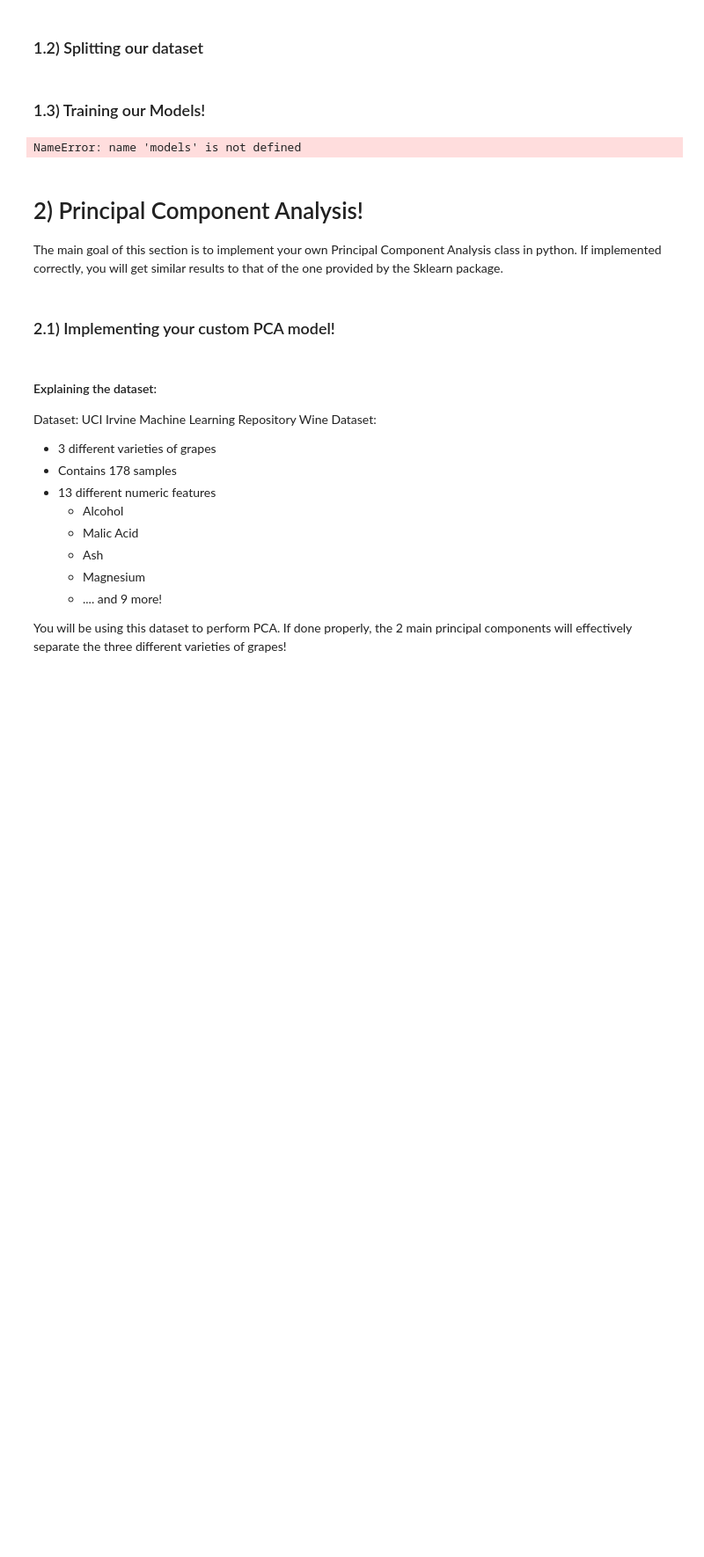
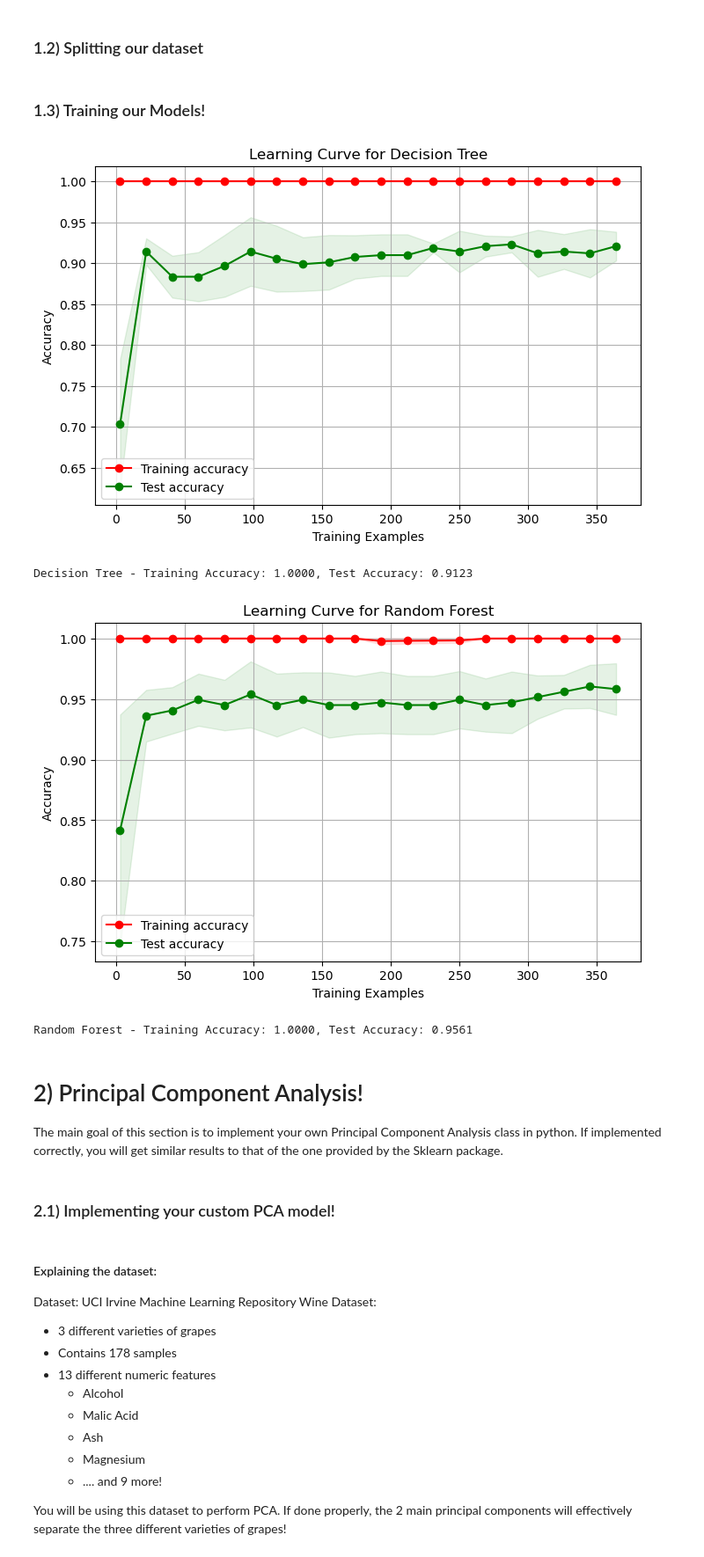
Before and after one commit to wognsths/YBIGTA_newbie_assignment, a Jupyter notebook: 6(1)-ML/ML_HW.ipynb, the cells around one changed output. Shown at 88% size. Cells and saved outputs as stored; diff of their text form; code cells hidden in the pictures; blank space fills up the shorter version.

```diff
--- a/6(1)-ML/ML_HW.ipynb
+++ b/6(1)-ML/ML_HW.ipynb
@@ -108,16 +98,16 @@ X_train, X_test, y_train, y_test = train_test_split(
 # Decision Tree Model
 # TODO: Adjust the hyperparameters
 decision_tree_model = DecisionTreeClassifier(
-    max_depth= ?????????,      # Depth of Tree
-    random_state = ????????? # Your student id!)
+    max_depth = 500,      # Depth of Tree
+    random_state = 2021122006)
 
 
 # Random Forest Model
 # TODO: Adjust the hyperparameters
 random_forest_model = RandomForestClassifier(
-    n_estimators=?????????,       # Number of trees
-    max_depth=?????????,           # Depth of Trees
-    random_state=????????? # Your student id)
+    n_estimators = 70,       # Number of trees
+    max_depth = 500,           # Depth of Trees
+    random_state = 2021122006)
 # %%
 # The models that we will be looking at
 models = {
@@ -127,21 +117,24 @@ models = {
 # %%
 for model_name, model in models.items():
     """
     In the code below, you will be training the two models above!
     """
     plot_learning_curve(model, X_train, y_train, model_name)
 
     # TODO: Train the model and obtain our predictions for both our test and training set!
-    ?????????
+    model.fit(X_train, y_train)
 
-    ?????????
-    ?????????
+    y_train_pred = model.predict(X_train)
+    y_test_pred = model.predict(X_test)
     # TODO: Acquire the accuracy scores!
-    ?????????
-    ?????????
+    train_accuracy = np.sum(y_train == y_train_pred) / y_train.shape[0]
+    test_accuracy = np.sum(y_test == y_test_pred) / y_test.shape[0]
     print(f"{model_name} - Training Accuracy: {train_accuracy:.4f}, Test Accuracy: {test_accuracy:.4f}")
 # %% [output]
+[figure, added]
-NameError: name 'models' is not defined
+Decision Tree - Training Accuracy: 1.0000, Test Accuracy: 0.9123
+[figure, added]
+Random Forest - Training Accuracy: 1.0000, Test Accuracy: 0.9561
 # %% [markdown]
 # 2) Principal Component Analysis!
 The main goal of this section is to implement your own Principal Component Analysis class in python. If implemented correctly, you will get similar results to that of the one provided by the Sklearn package.
```
Also changed, not shown: parts of 5 cells of this notebook, 3 other files.
